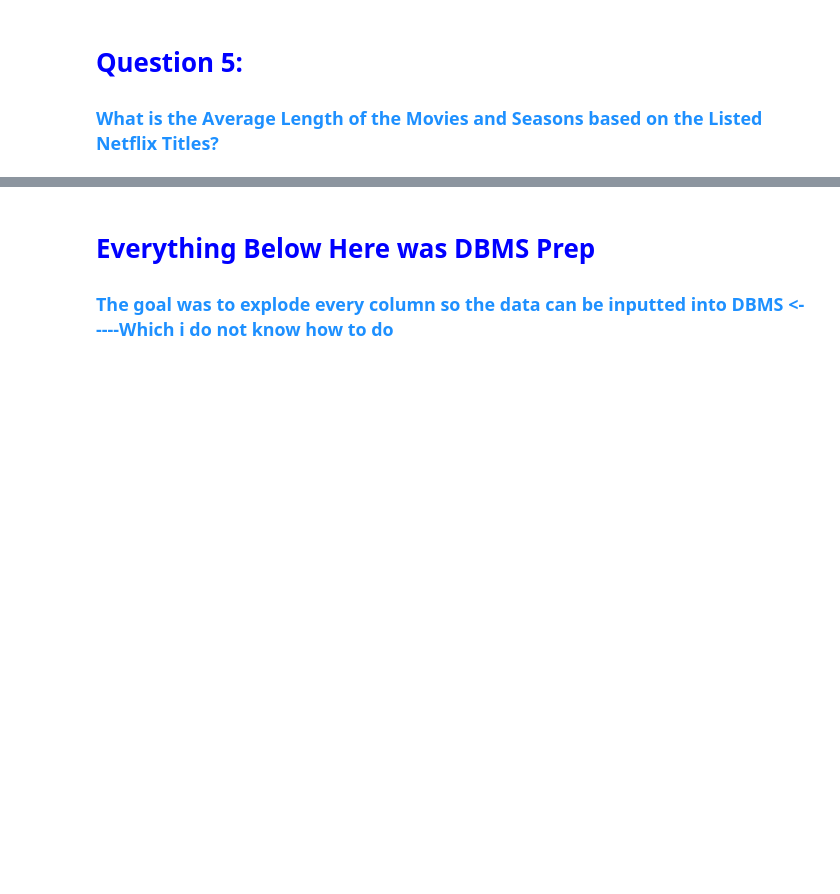
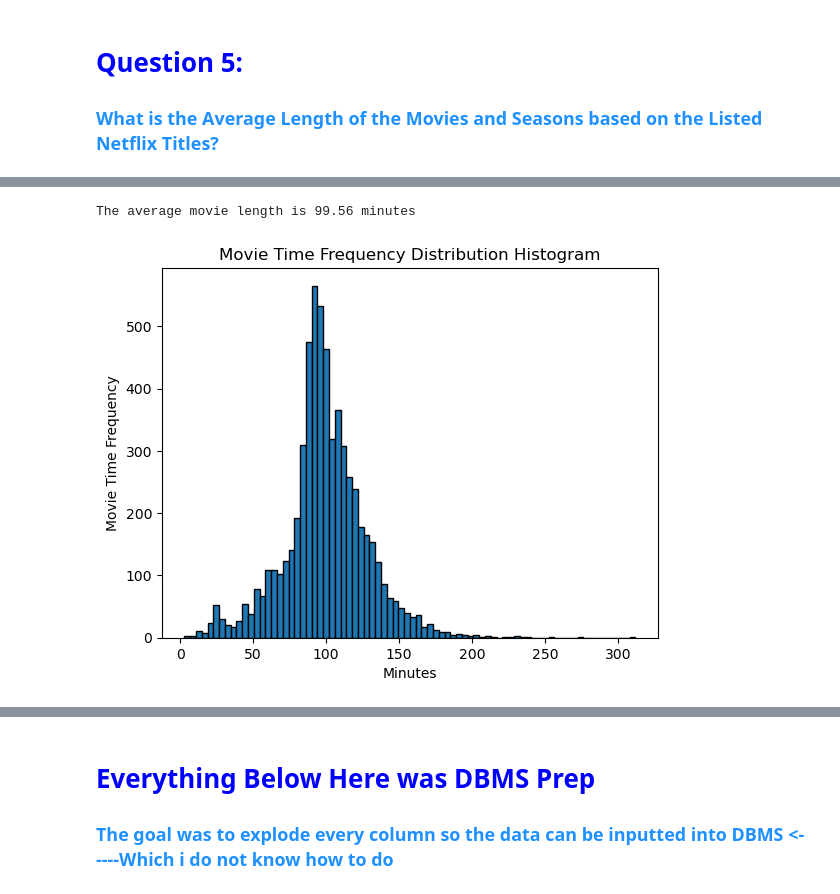
Before and after one commit to jameslaurence82/PythonPandas, a Jupyter notebook: netflixtitles.ipynb, the cells around one changed output, grey strips where cells are left out. Saved outputs shown, nothing was run; the diff lists cells and outputs as text; code cells hidden in the pictures; blank space fills up the shorter version.

Commit message:
Finished the 5th question and plot

```diff
--- a/netflixtitles.ipynb
+++ b/netflixtitles.ipynb
@@ -925,0 +891,10 @@ tv_duration.head()
+# %%
+# copying dataframe that is only movies from duration DataFrame
+m_duration = duration[duration['type'] == 'Movie'].copy()
+
+# splitting duration column into time and units for aggregation
+m_duration['time'] = m_duration['duration'].str.extract('(\d+)').astype(float)
+m_duration['unit'] = m_duration['duration'].str.extract('([a-zA-Z]+)')
+
+# Display the updated m_duration DataFrame
+m_duration
@@ -925,0 +916,6 @@ tv_duration.head()
+# %%
+# display the columns that will be worked with
+m_duration = m_duration[['title', 'time', 'unit', 'duration']].reset_index(drop=True)
+
+# Display updated column dataframe
+m_duration
@@ -925,0 +936,11 @@ tv_duration.head()
+# %%
+# Summary statistics on the time column
+movie_stats = m_duration['time'].describe()
+
+# display summary stats
+print(movie_stats)
+
+# Calculate how many bins to use based on square root of the number of rows
+print()
+moviebin = int(np.sqrt(movie_stats['count']))
+print(f'Use {moviebin} bins for histogram')
@@ -925,0 +959,19 @@ tv_duration.head()
+# %%
+# plot of the frequency distribution for the Movie time using bin variable
+plt.hist(m_duration['time'], bins=moviebin, edgecolor='black')
+
+# plot title
+plt.title('Movie Time Frequency Distribution Histogram')
+
+# axis lables
+plt.xlabel('Minutes')
+plt.ylabel('Movie Time Frequency')
+
+# Display the mean from the summary statistics with 2 decimal places
+print(f'The average movie length is {movie_stats["mean"]:.2f} minutes')
+
+# show plot
+plt.show()
+# %% [output]
+The average movie length is 99.56 minutes
+[figure, added]
```
Also changed, not shown: parts of 14 cells of this notebook, 3 other files.
